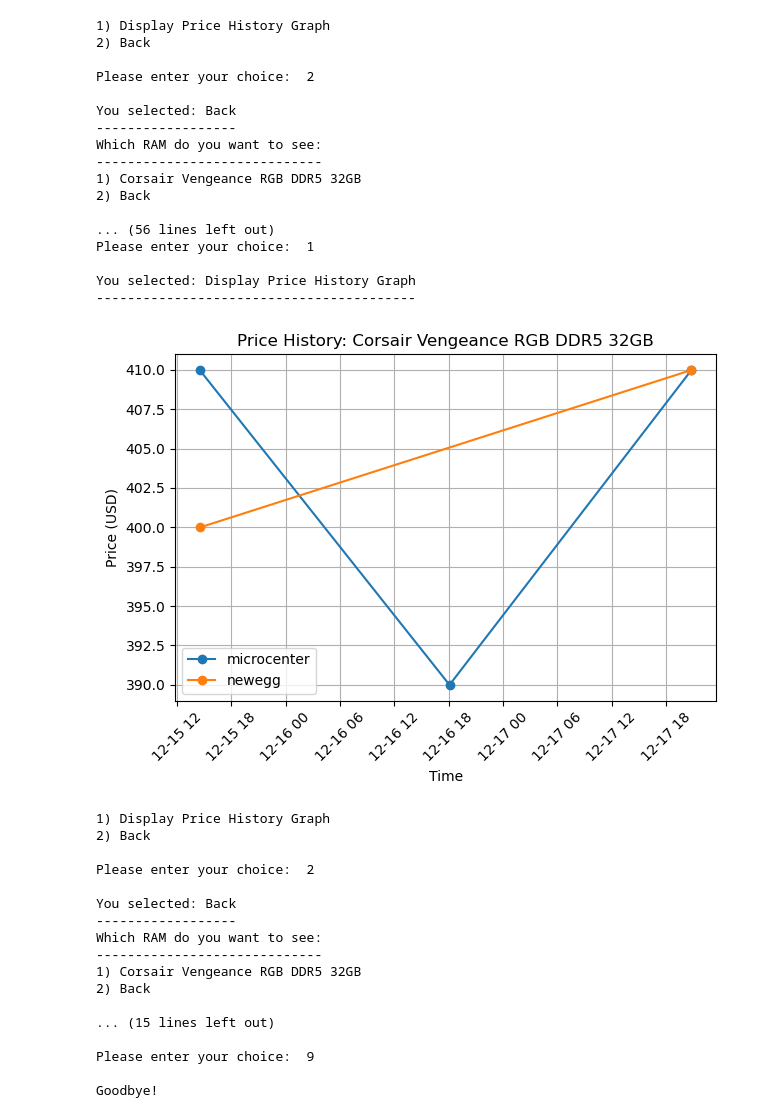
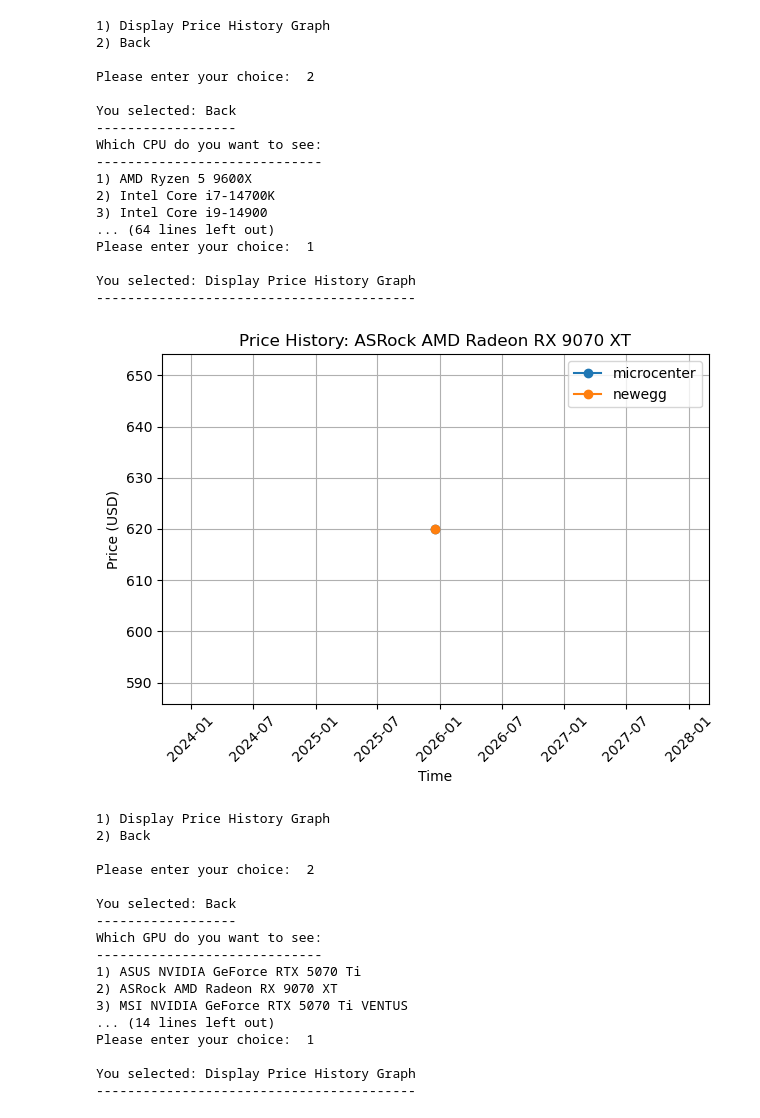
Before and after one commit to Tuki260/AAI-CPE-EE-551-WS-WS1-Course-Project, a Jupyter notebook: Renda_Vincent_ScottoDiVetta_Salvatore_Project.ipynb, the cells around one changed output. Cells and saved outputs as stored; diff of their text form; code cells hidden in the pictures.

```diff
--- a/Renda_Vincent_ScottoDiVetta_Salvatore_Project.ipynb
+++ b/Renda_Vincent_ScottoDiVetta_Salvatore_Project.ipynb
@@ -1,5 +1,5 @@
 # %%
-import importlib
+## import importlib
 import project_utils
 from scrapers.mainScraper import mainScraper
 importlib.reload(project_utils)
@@ -17,7 +17,7 @@ def run_menu(file_path: str):
     """
     Main CLI menu loop for the PC Part Price Web Scraper.
     """
-    scraper = mainScraper()
+    scraper = mainScraper(file_path)
 
     print("\nWelcome to our PC part price web scraper\n")
 
@@ -102,7 +102,7 @@ def run_menu(file_path: str):
 # url = "https://www.microcenter.com/product/688526/corsair-vengeance-rgb-32gb-(2-x-16gb)-ddr5-6000-pc5-48000-cl36-dual-channel-desktop-memory-kit-cmh32gx5m2m6000z36-black"
 # scraper.scrape_product(url)
 # print(scraper.scrape_product(url))
-run_menu("product_data_test.json")
+run_menu("product_data.json")
 # %% [output]
 Welcome to our PC part price web scraper
 
@@ -125,21 +125,21 @@ You selected: Display Price History Graph
 1) Display Price History Graph
 2) Back
 
 Please enter your choice:  2
 
 You selected: Back
 ------------------
-Which RAM do you want to see:
+Which CPU do you want to see:
 -----------------------------
-1) Corsair Vengeance RGB DDR5 32GB
-2) Back
-
-... (56 lines left out)
+1) AMD Ryzen 5 9600X
+2) Intel Core i7-14700K
+3) Intel Core i9-14900
+... (64 lines left out)
 Please enter your choice:  1
 
 You selected: Display Price History Graph
 -----------------------------------------
-[figure, old version]
+[figure, new version]
 1) Display Price History Graph
 2) Back
 
@@ -147,13 +147,13 @@ Please enter your choice:  2
 
 You selected: Back
 ------------------
-Which RAM do you want to see:
+Which GPU do you want to see:
 -----------------------------
-1) Corsair Vengeance RGB DDR5 32GB
-2) Back
+1) ASUS NVIDIA GeForce RTX 5070 Ti
+2) ASRock AMD Radeon RX 9070 XT
+3) MSI NVIDIA GeForce RTX 5070 Ti VENTUS
+... (14 lines left out)
+Please enter your choice:  1
 
-... (15 lines left out)
-
-Please enter your choice:  9
-
-Goodbye!
+You selected: Display Price History Graph
+-----------------------------------------
```
Also changed, not shown: parts of 1 cell of this notebook.
